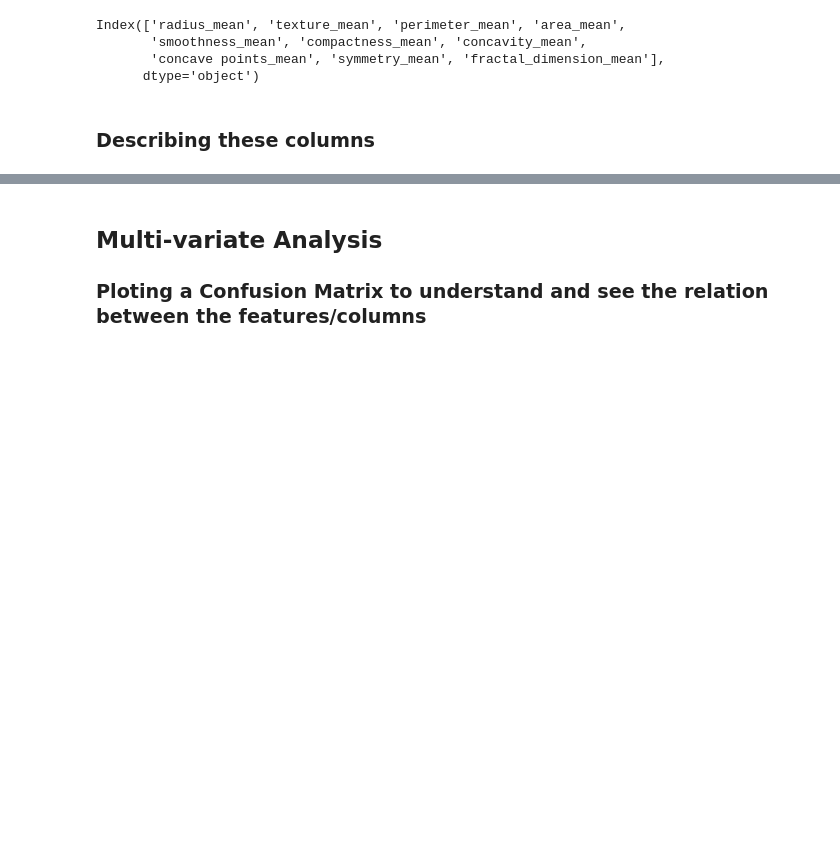
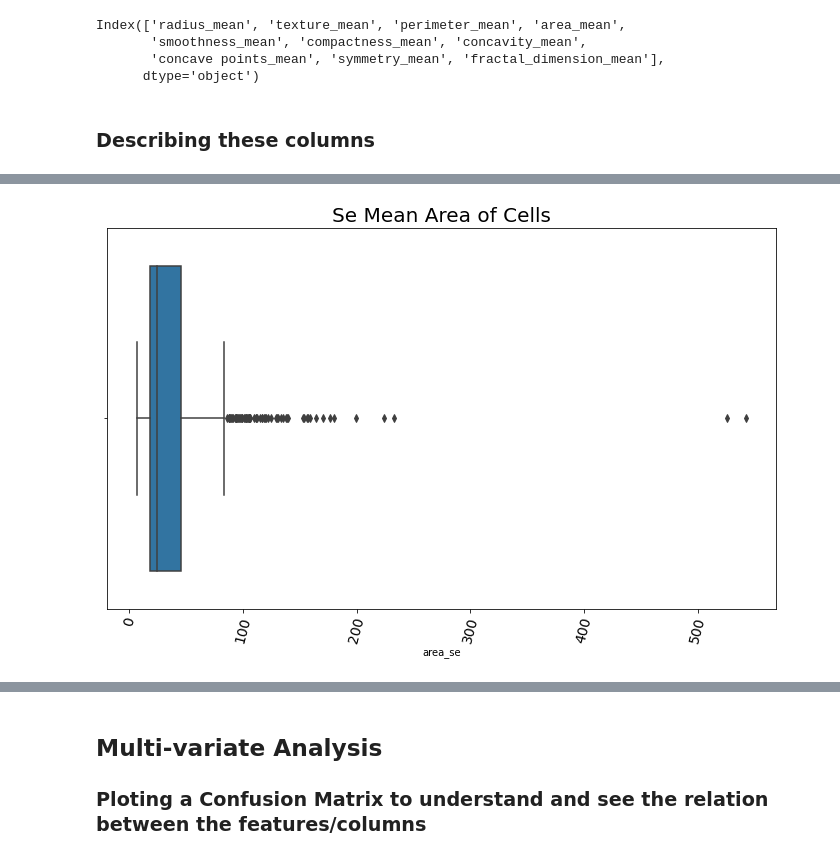
Before and after one commit to Caphace-Ethan/Breast-Cancer-Diagnosis, a Jupyter notebook: notebooks/EDA_notebook.ipynb, the cells around one changed output, grey strips where cells are left out. Drawn from its saved outputs; the diff is of its cells as text; code cells hidden in the pictures; blank space fills up the shorter version.

```diff
--- a/notebooks/EDA_notebook.ipynb
+++ b/notebooks/EDA_notebook.ipynb
@@ -171,0 +183,4 @@ worst_columns.describe().T
+# %%
+plot.plot_box(df, "area_se", "Se Mean Area of Cells")
+# %% [output]
+[figure, added]
```
Also changed, not shown: parts of 16 cells of this notebook.
